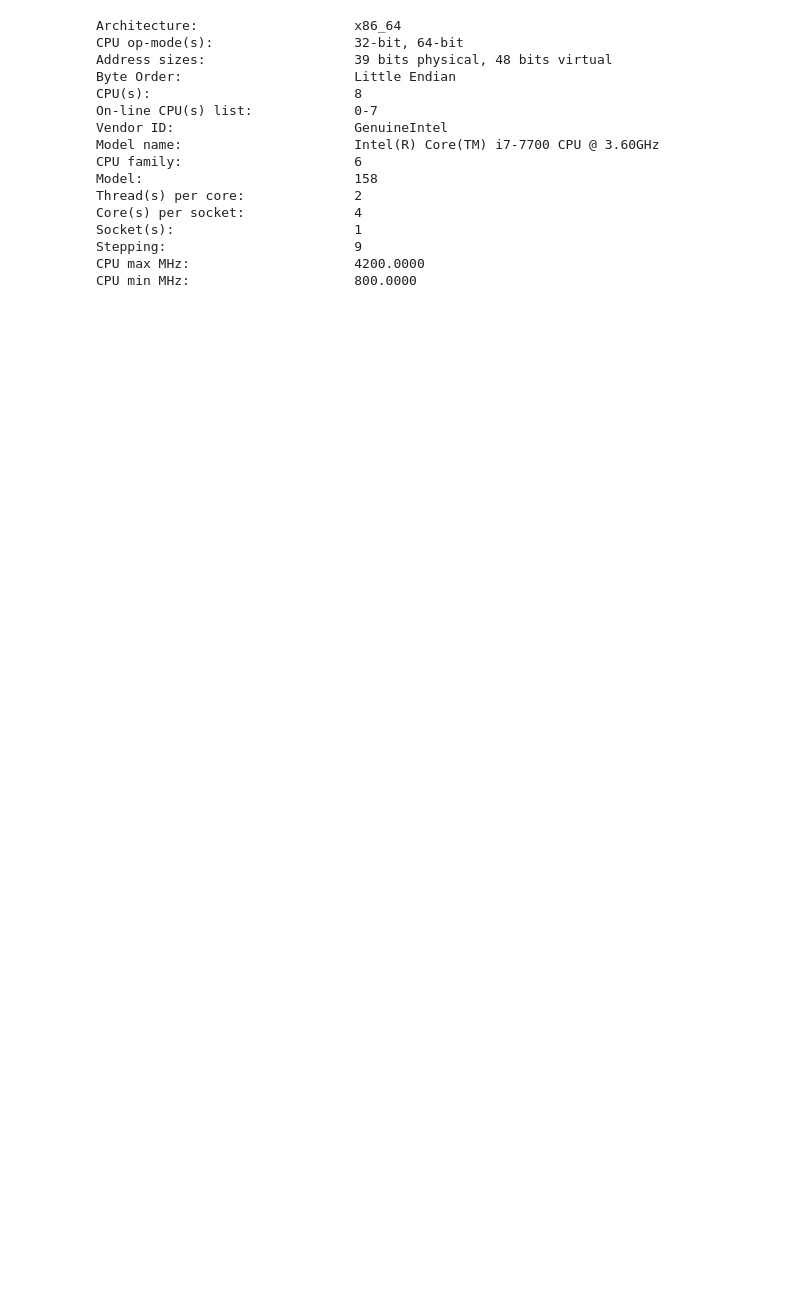
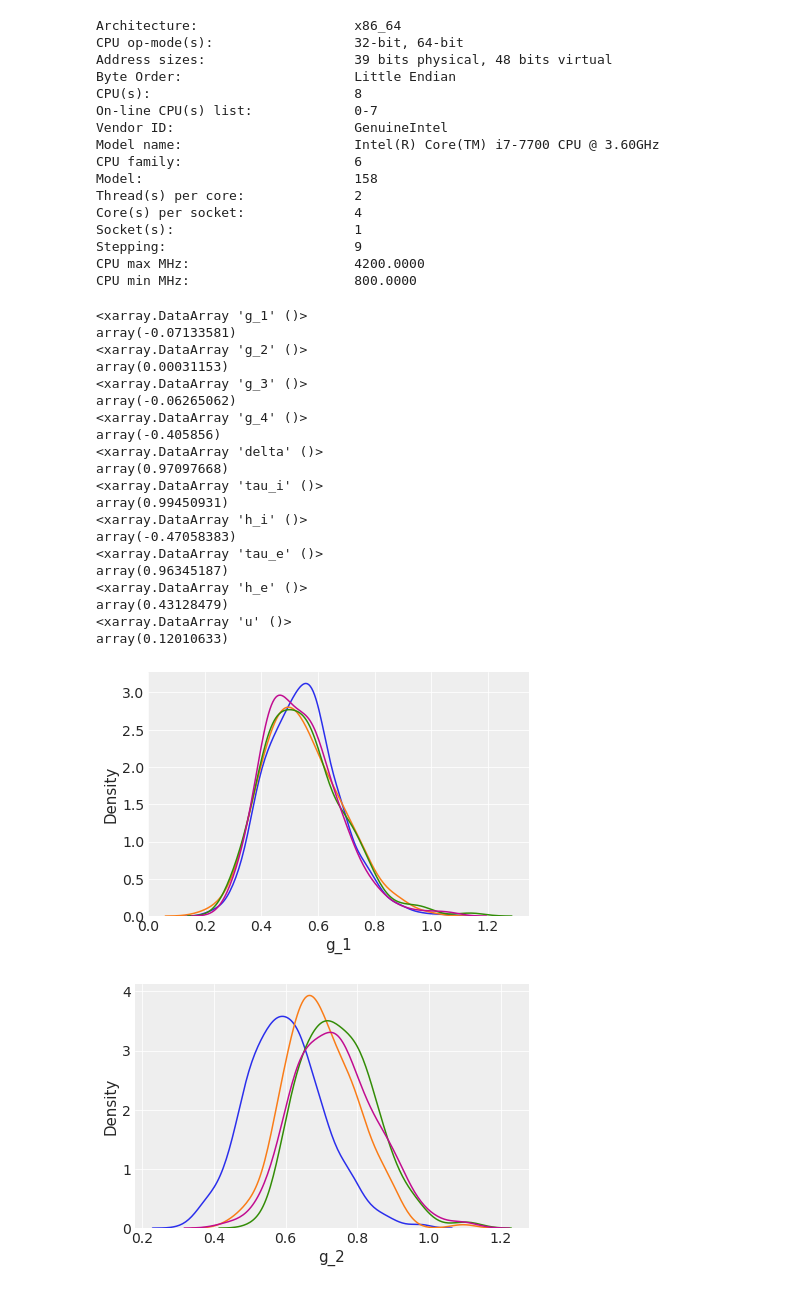
Before and after one commit to emstruong/DCM_PPLs, a Jupyter notebook: Benchmarking/Algorithmic_Benchmark_Stan.ipynb, the cells around one changed output. Drawn from its saved outputs; the diff is of its cells as text; code cells hidden in the pictures; blank space fills up the shorter version.

```diff
--- a/Benchmarking/Algorithmic_Benchmark_Stan.ipynb
+++ b/Benchmarking/Algorithmic_Benchmark_Stan.ipynb
@@ -501,3 +536,35 @@ Socket(s):                       1
 Stepping:                        9
 CPU max MHz:                     4200.0000
 CPU min MHz:                     800.0000
+# %%
+for i in range(10) :
+    plt.figure()
+    sns.kdeplot(prior_samples[:, i])
+    sns.kdeplot(trace_fullrank.posterior[my_var_names[i]][0])
+    sns.kdeplot(trace_fullrank.posterior[my_var_names[i]][1])
+    sns.kdeplot(trace_fullrank.posterior[my_var_names[i]][2])
+    plt.xlabel(my_var_names[i])
+    print(get_shrinkage(trace_fullrank.posterior[my_var_names[i]], std_prior[i]))
+# %% [output]
+<xarray.DataArray 'g_1' ()>
+array(-0.07133581)
+<xarray.DataArray 'g_2' ()>
+array(0.00031153)
+<xarray.DataArray 'g_3' ()>
+array(-0.06265062)
+<xarray.DataArray 'g_4' ()>
+array(-0.405856)
+<xarray.DataArray 'delta' ()>
+array(0.97097668)
+<xarray.DataArray 'tau_i' ()>
+array(0.99450931)
+<xarray.DataArray 'h_i' ()>
+array(-0.47058383)
+<xarray.DataArray 'tau_e' ()>
+array(0.96345187)
+<xarray.DataArray 'h_e' ()>
+array(0.43128479)
+<xarray.DataArray 'u' ()>
+array(0.12010633)
+[figure, added]
+[figure, added]
```
Also changed, not shown: parts of 7 cells of this notebook, 1 other file.
